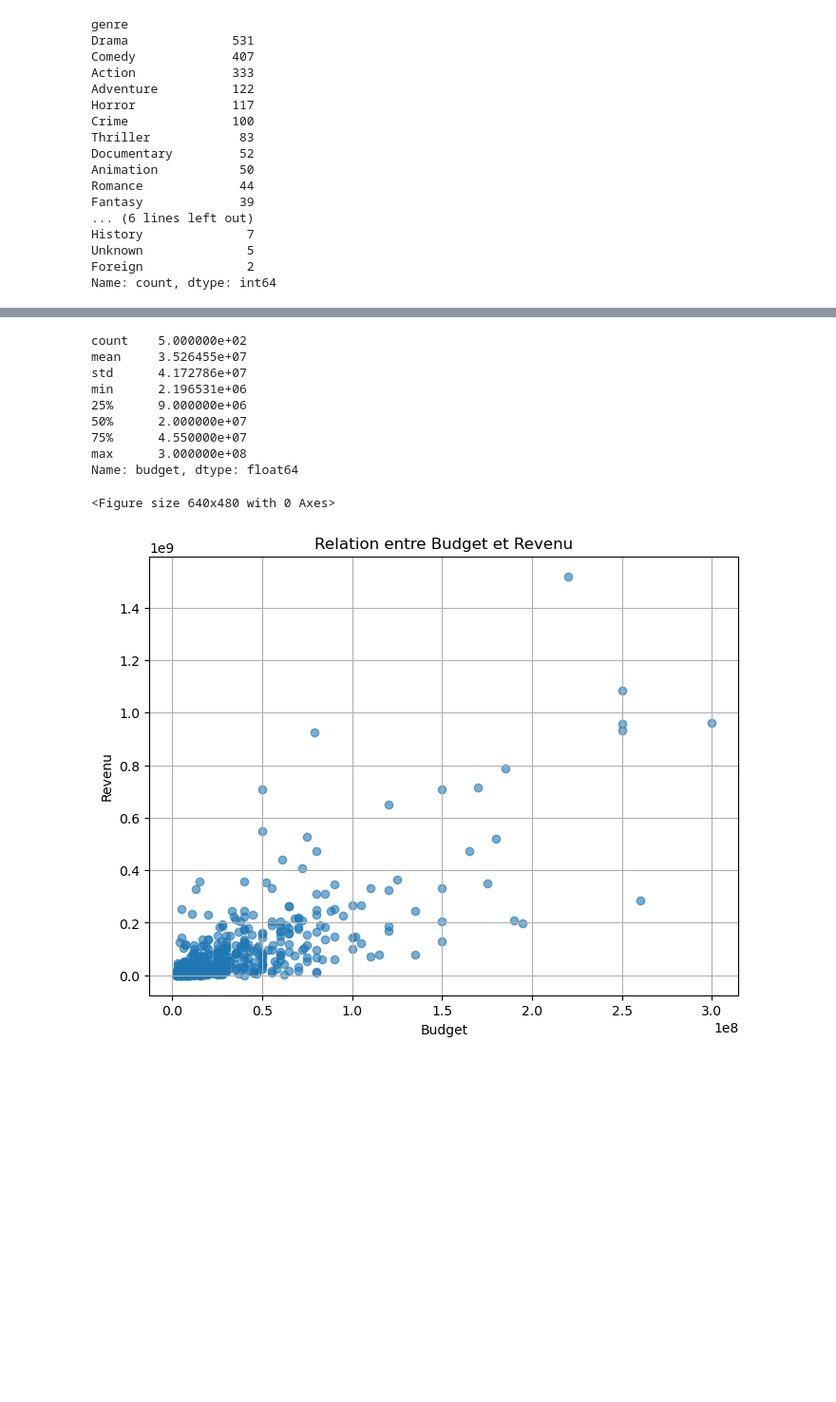
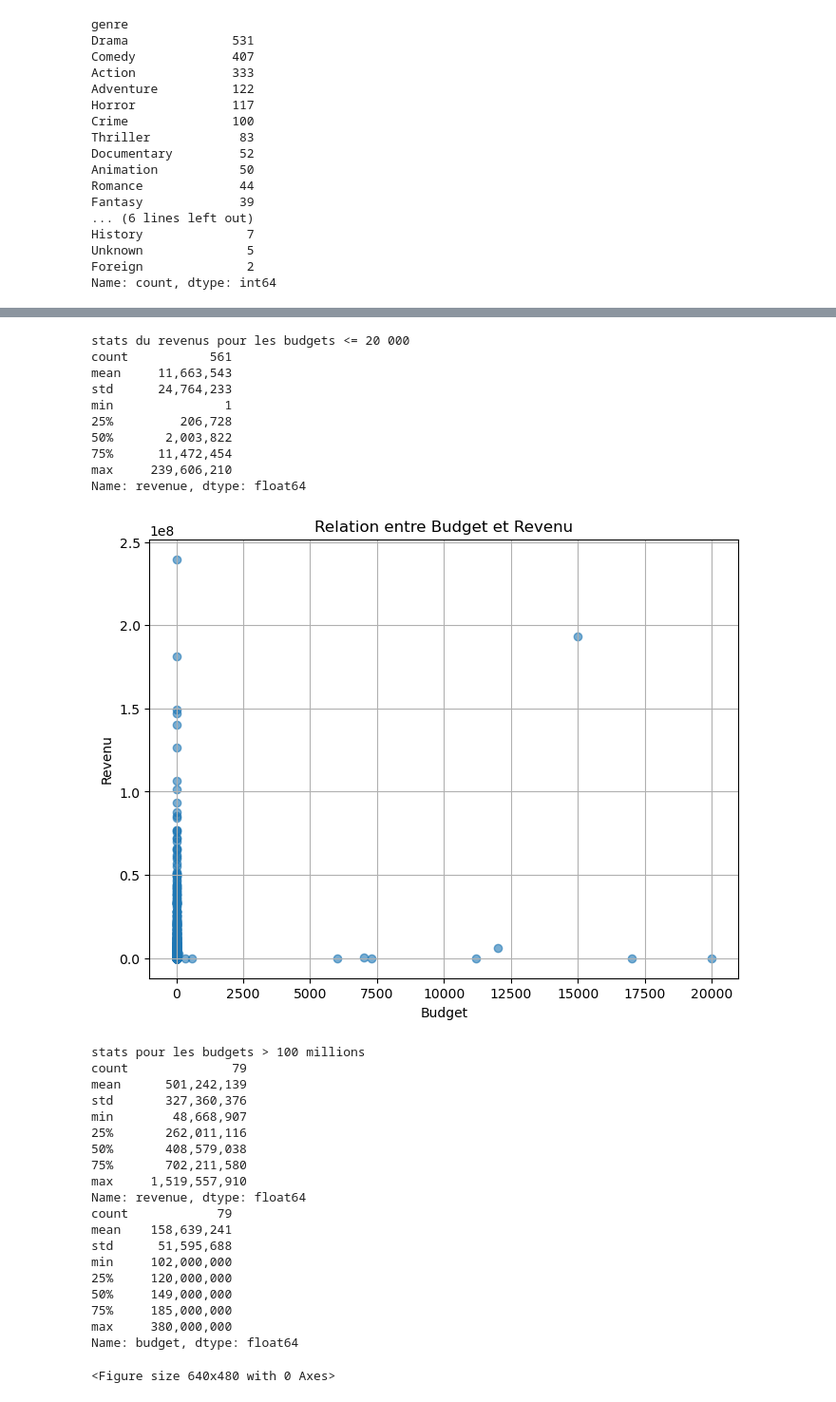
Before and after one commit to Nath-17/Movie-revenue-prediction, a Jupyter notebook: eda.ipynb, the cells around one changed output, grey strips where cells are left out. Shown: that part at 95% size. Drawn from its saved outputs; the diff is of its cells as text; code cells hidden in the pictures; blank space fills up the shorter version.

Commit message:
change for budget variables

```diff
--- a/eda.ipynb
+++ b/eda.ipynb
@@ -45,7 +45,7 @@ Unknown              5
 Foreign              2
 Name: count, dtype: int64
 # %%
-df = X_train.joint(y_train)
+df = X_train.join(y_train)
 # %%
 # Moyenne globale du revenu
 moyenne_globale = df["revenue"].mean()
@@ -68,41 +84,64 @@ NameError: name 'df' is not defined
 # %%
-# import matplotlib.pyplot as plt
+import matplotlib.pyplot as plt
+pd.set_option('display.float_format', '{:,.0f}'.format)
 
-# #garder les budget entre 0 et 100000
-# df_temp = df[df['budget'] <= 2000000]
-
-# plt.figure(figsize=(8,6))
-# plt.scatter(df_temp['budget'], df_temp['revenue'], alpha=0.6)
-# plt.xlabel('Budget')
-# plt.ylabel('Revenu')
-# plt.title('Relation entre Budget et Revenu')
-# plt.grid(True)
-# plt.show()
-
-df_temp2 = df[df['budget'] > 2000000].copy()
-df_temp2 = df_temp2[:500]
+#garder les budget entre 0 et 100000
+df_temp = df[df['budget'] <= 20000]
+print("stats du revenus pour les budgets <= 20 000")
+print(df_temp["revenue"].describe())
+plt.figure(figsize=(8,6))
+plt.scatter(df_temp['budget'], df_temp['revenue'], alpha=0.6)
+plt.xlabel('Budget')
+plt.ylabel('Revenu')
+plt.title('Relation entre Budget et Revenu')
+plt.grid(True)
+plt.show()
 
 
-#passer le budget en millions
-# df_temp2['budget'] = df_temp2['budget'] / 1_000_000
+print("stats pour les budgets > 100 millions")
+df_temp2 = df[df['budget'] > 100000000].copy()
+print(df_temp2["revenue"].describe())
+
+
+
 plt.clf()
 print(df_temp2["budget"].describe())
 fig = plt.figure(figsize=(8,6))
 plt.scatter(df_temp2['budget'], df_temp2['revenue'], alpha=0.6)
 plt.xlabel('Budget')
 plt.ylabel('Revenu')
 plt.title('Relation entre Budget et Revenu')
 plt.grid(True)
 plt.show()
 # %% [output]
-count    5.000000e+02
-mean     3.526455e+07
-std      4.172786e+07
-min      2.196531e+06
-25%      9.000000e+06
-50%      2.000000e+07
-75%      4.550000e+07
-max      3.000000e+08
-Name: budget, dtype: float64
+stats du revenus pour les budgets <= 20 000
+count           561
+mean     11,663,543
+std      24,764,233
+min               1
+25%         206,728
+50%       2,003,822
+75%      11,472,454
+max     239,606,210
+Name: revenue, dtype: float64
+[figure, new version]
-<Figure size 640x480 with 0 Axes>
+stats pour les budgets > 100 millions
+count              79
+mean      501,242,139
+std       327,360,376
+min        48,668,907
+25%       262,011,116
+50%       408,579,038
+75%       702,211,580
+max     1,519,557,910
+Name: revenue, dtype: float64
+count            79
+mean    158,639,241
+std      51,595,688
+min     102,000,000
+25%     120,000,000
+50%     149,000,000
+75%     185,000,000
+max     380,000,000
+Name: budget, dtype: float64
-[figure, old version]
+<Figure size 640x480 with 0 Axes>
```
Also changed, not shown: parts of 4 cells of this notebook, 1 other file.
